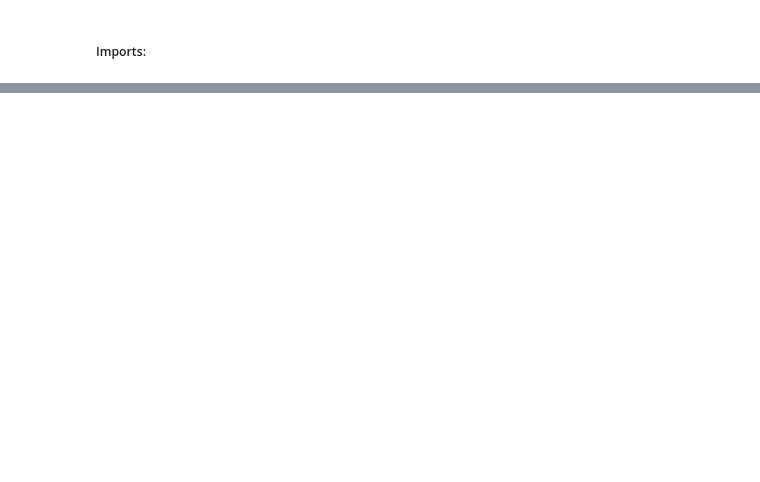
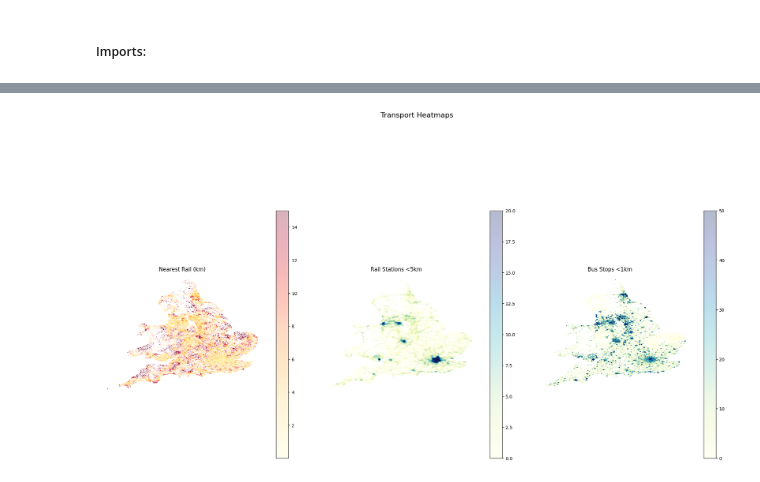
Before and after one commit to asiask97/msc-house-price-prediction, a Jupyter notebook: joining_features.ipynb, the cells around one changed output, grey strips where cells are left out. Cells and saved outputs as stored; diff of their text form; code cells hidden in the pictures; blank space fills up the shorter version.

```diff
--- a/joining_features.ipynb
+++ b/joining_features.ipynb
@@ -78,0 +225,28 @@ ValueError: Cannot take a larger sample than population when 'replace=False'
+# %%
+fig, axes = plt.subplots(1, 3, figsize=(20, 16), sharey=True)
+
+lat = df_stations["exact_lat"].fillna(df_stations["LAT"])
+lon = df_stations["exact_lon"].fillna(df_stations["LONG"])
+mask = lat.notna() & lon.notna()
+
+for ax, col, title, cmap, cap in [
+    (axes[0], "dist_rail_km",    "Nearest Rail (km)",    "YlOrRd", 15),
+    (axes[1], "rail_within_5km", "Rail Stations <5km",   "YlGnBu", 20),
+    (axes[2], "bus_within_1km",  "Bus Stops <1km",       "YlGnBu", 50),
+]:
+    vals = df_stations.loc[mask, col].clip(upper=cap)
+    sc = ax.scatter(
+        lon[mask], lat[mask],
+        c=vals, cmap=cmap,
+        s=0.1, alpha=0.3, linewidths=0
+    )
+    ax.set_title(title, fontsize=12)
+    ax.set_aspect("equal")
+    ax.axis("off")
+    plt.colorbar(sc, ax=ax, shrink=0.5)
+
+fig.suptitle("Transport Heatmaps", fontsize=16, y=0.92)
+plt.tight_layout()
+plt.show()
+# %% [output]
+[figure, added]
```
Also changed, not shown: parts of 18 cells of this notebook, 5 other files.
